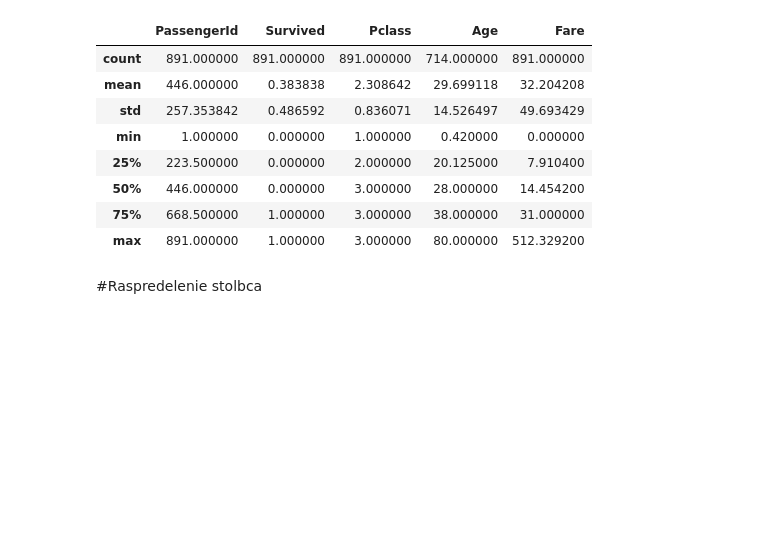
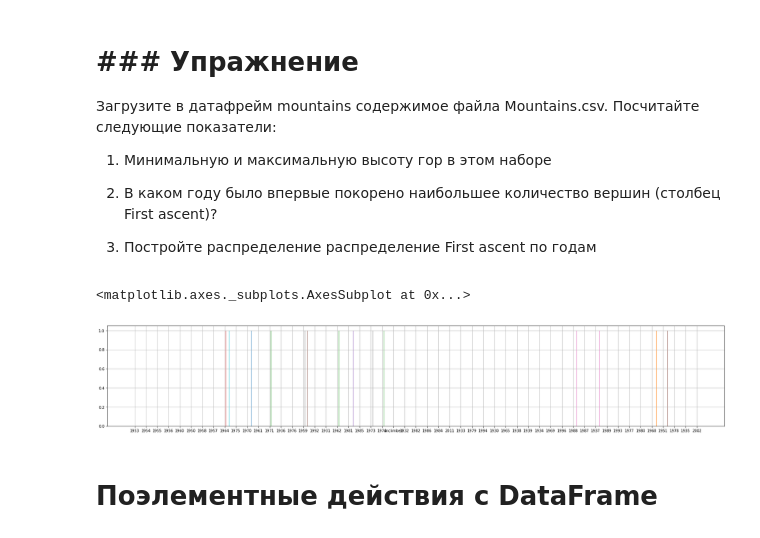
Before and after one commit to Johnn3volta/netology-lern, a Jupyter notebook: training.ipynb, the cells around one changed output. Drawn from its saved outputs; the diff is of its cells as text; code cells hidden in the pictures; blank space fills up the shorter version.

```diff
--- a/training.ipynb
+++ b/training.ipynb
@@ -129,14 +108,13 @@ memory usage: 83.6+ KB
+# %% [markdown]
+# ### Упражнение
+
+Загрузите в датафрейм mountains содержимое файла Mountains.csv. Посчитайте следующие показатели:
+1. Минимальную и максимальную высоту гор в этом наборе
+
+2. В каком году было впервые покорено наибольшее количество вершин (столбец First ascent)?
+
+3. Постройте распределение распределение First ascent по годам
+# %%
+mountains = pd.read_csv('Mountains.csv', delimiter=',')
 # %%
-data.describe()
+mountains.describe()
-# %% [output]
-|  | PassengerId | Survived | Pclass | Age | Fare |
-| count | 891.000000 | 891.000000 | 891.000000 | 714.000000 | 891.000000 |
-| mean | 446.000000 | 0.383838 | 2.308642 | 29.699118 | 32.204208 |
-| std | 257.353842 | 0.486592 | 0.836071 | 14.526497 | 49.693429 |
-| min | 1.000000 | 0.000000 | 1.000000 | 0.420000 | 0.000000 |
-| 25% | 223.500000 | 0.000000 | 2.000000 | 20.125000 | 7.910400 |
-| 50% | 446.000000 | 0.000000 | 3.000000 | 28.000000 | 14.454200 |
-| 75% | 668.500000 | 1.000000 | 3.000000 | 38.000000 | 31.000000 |
-| max | 891.000000 | 1.000000 | 3.000000 | 80.000000 | 512.329200 |
-# %% [markdown]
-#Raspredelenie stolbca
@@ -142,0 +123,7 @@ data.describe()
+# %%
+mountains['First ascent'].hist(bins= 100,figsize = (30,5))
+# %% [output]
+<matplotlib.axes._subplots.AxesSubplot at 0x...>
+[figure, added]
+# %% [markdown]
+# Поэлементные действия с DataFrame
```
Also changed, not shown: parts of 59 cells of this notebook, 2 other files.
